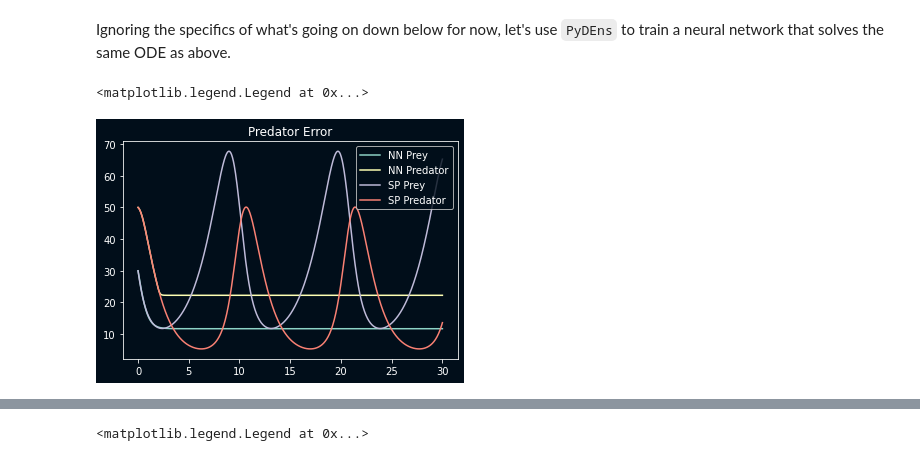
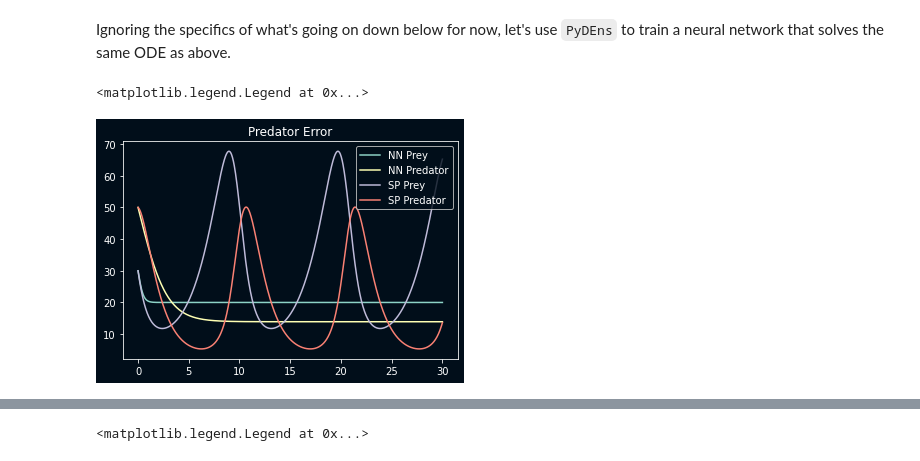
Before and after one commit to jlindbloom/qed404, a Jupyter notebook: _notebooks/2021-01-01-ode-inference-with-pydens-and-pymc3.ipynb, the cells around one changed output, grey strips where cells are left out. Saved outputs shown, nothing was run; the diff lists cells and outputs as text; code cells hidden in the pictures.

```diff
--- a/_notebooks/2021-01-01-ode-inference-with-pydens-and-pymc3.ipynb
+++ b/_notebooks/2021-01-01-ode-inference-with-pydens-and-pymc3.ipynb
@@ -133,0 +141,16 @@ That looks pretty accurate.
+# %%
+ode = {
+    'n_dims': 1,
+    'form': lambda u, t, alpha : D(u, t) - P(alpha)*cos(t),
+    'initial_condition': 0.0,
+}
+
+config = {
+    'pde': ode,
+    'track': {'dxdalpha': lambda u, t, alpha: D(u, alpha)}
+}
+
+dg = Solver(config)
+
+sampler = NumpySampler('uniform', low=0.0, high=10.0) & NumpySampler('uniform', low=-2.2, high=2.2)
+dg.fit(batch_size=50, sampler=sampler, n_iters=200000, bar="notebook")
@@ -133,0 +189,22 @@ That looks pretty accurate.
+# %%
+#collapse
+t = np.linspace(0, 10, 100)
+alphas = [-2.0, -1.5, -1.0, -0.5, 0.0, 0.5, 1.0, 1.5, 2.0]
+nn_sols = np.zeros((len(t), len(alphas)))
+
+for j, alpha in enumerate(alphas):
+    alpha_vec = alpha*np.ones(len(t))
+    inputs = np.stack([t, alpha_vec]).T
+    nn_sol = dg.solve(inputs, fetches="dxdalpha")[:,0]
+    nn_sols[:,j] = nn_sol
+
+fig, axs = plt.subplots(3, 3, figsize=(13,13))
+for j, ax in enumerate(fig.axes):
+    analytic_sol = np.sin(t)
+    ax.plot(t, nn_sols[:,j], label="Neural Network")
+    ax.plot(t, analytic_sol, label="Analytic")
+    ax.set_title(f"alpha = {alphas[j]}")
+    ax.legend(loc="lower right")
+    ax.set_ylim(-2.5, 2.5)
+
+plt.show()
@@ -372,32 +451,32 @@ config = {
     #           'decay_steps': 100, 'decay_rate': 0.05},
     # 'track': {'dt': lambda u, t, e: D(u, t),
     #          'd_epsilon': lambda u, t, e : D(u, e)}
 }
 
 #sampler = NumpySampler('uniform', dim=1, low=0.0, high=30.0)
 
 dg = Solver(config)
 
 
-sampler = NumpySampler('uniform', dim=1, low=0.0, high=2.0)
+sampler = NumpySampler('uniform', dim=1, low=0.0, high=10.0)
 dg.fit(batch_size=50, sampler=sampler, n_iters=10000)
 
 t_reshaped = t[:, None]
 res = dg.solve(t_reshaped)
 
 plt.plot(t, res[:,0], label="NN Prey")
 plt.plot(t, res[:,1], label="NN Predator")
 plt.plot(t, prey, label="SP Prey")
 plt.plot(t, predator, label="SP Predator")
 plt.title("Predator Error")
 plt.legend()
 
 # dtm = 5.0
 # tms = np.arange(1.0, 30.0+dtm, dtm)
 # n_iter_per_tm = 10000
 # for j, tm in enumerate(tms):
 #     sampler = NumpySampler('uniform', dim=1, low=0.0, high=tm)
 #     dg.fit(batch_size=50, sampler=sampler, n_iters=(j+1)*n_iter_per_tm, bar='notebook')
 # %% [output]
 <matplotlib.legend.Legend at 0x...>
-[figure, old version]
+[figure, new version]
```
Also changed, not shown: parts of 10 cells of this notebook.
